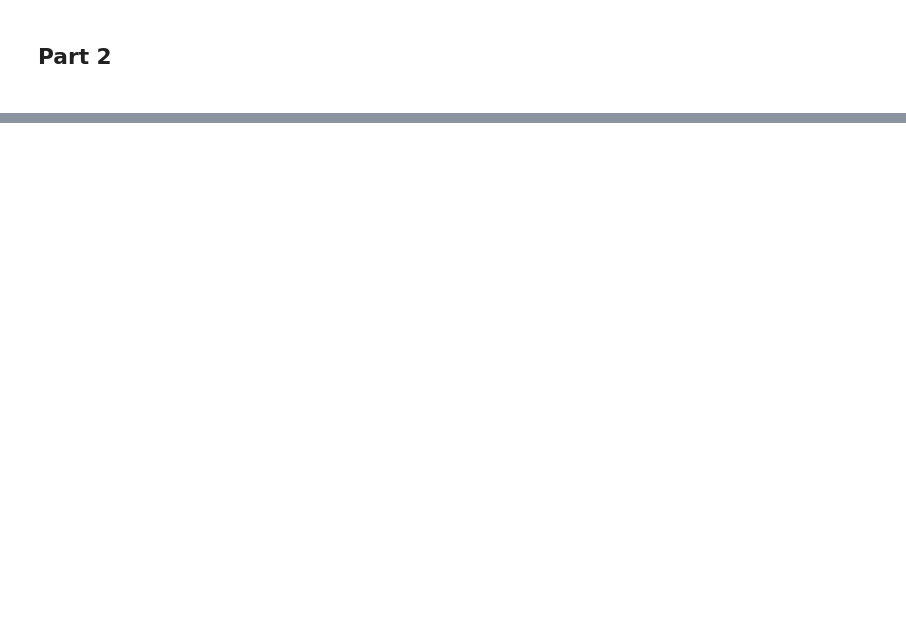
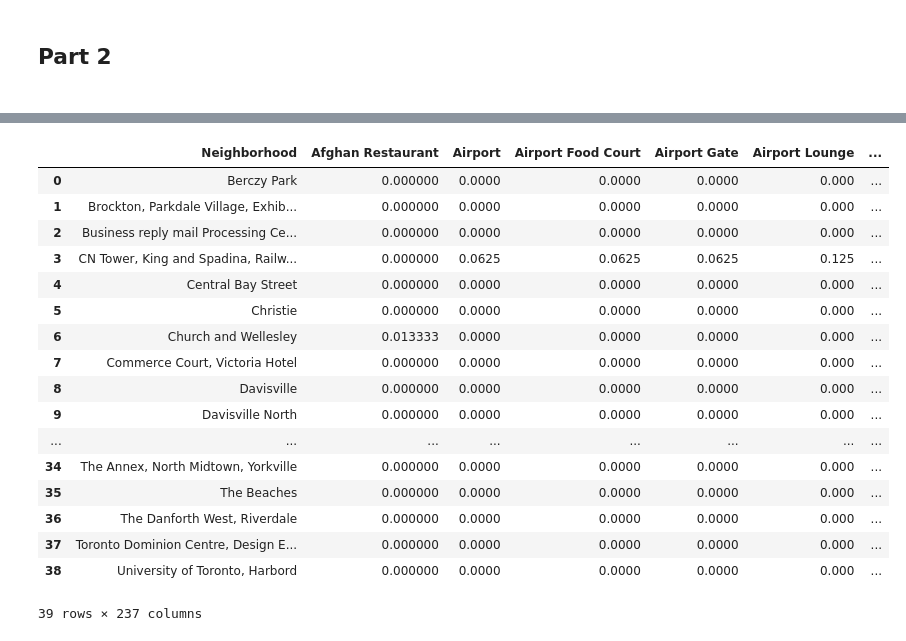
Before and after one commit to NicholasWestmoreland/Coursera_Capstone, a Jupyter notebook: Capstone Notebook 2.ipynb, the cells around one changed output, grey strips where cells are left out. Saved outputs shown, nothing was run; the diff lists cells and outputs as text; code cells hidden in the pictures; blank space fills up the shorter version.

```diff
--- a/Capstone Notebook 2.ipynb
+++ b/Capstone Notebook 2.ipynb
@@ -46,0 +146,5 @@ coordinates.head(5)
+# %%
+# separate neighborhoods who's boroughs contain the word "Toronto"
+toronto_data = neighborhoodsCoords[neighborhoodsCoords['Borough'].str.contains("Toronto")].reset_index(drop=True)
+toronto_data.head(5)
+# toronto_data.shape
@@ -46,0 +182,10 @@ coordinates.head(5)
+# %%
+# foursquare credentials
+CLIENT_ID = 'M0PELKGFZ2NIYZ0C51Q2KLZ4MSAW0ZO0WJ1AOOJRHGHCG5FP' # your Foursquare ID
+CLIENT_SECRET = 'MTPKX0LKQF1KELTFSZOC11043STK45T34SYJNGCBEJJNQAAW' # your Foursquare Secret
+VERSION = '20180605' # Foursquare API version
+LIMIT = 100 # A default Foursquare API limit value
+
+print('Your credentails:')
+print('CLIENT_ID: ' + CLIENT_ID)
+print('CLIENT_SECRET:' + CLIENT_SECRET)
@@ -46,0 +237,4 @@ coordinates.head(5)
+# %%
+# apply above method to get top 100 venues for each neighborhood in toronto_data dataset and save as new dataframe toronto_venues
+toronto_venues = getNearbyVenues(toronto_data['Neighborhood'], toronto_data['Latitude'], toronto_data['Longitude'])
+toronto_venues.head(5)
@@ -46,0 +292,13 @@ coordinates.head(5)
+# %%
+# one hot encoding for each venue catagory per neighborhood
+toronto_onehot = pd.get_dummies(toronto_venues[['Venue Category']], prefix="", prefix_sep="")
+
+# add neighborhood column back to  toronto_onehot dataframe
+toronto_onehot['Neighborhood'] = toronto_venues['Neighborhood']
+
+# move the neighborhood column to the first column in dataframe
+col_name="Neighborhood"
+first_col = toronto_onehot.pop(col_name)
+toronto_onehot.insert(0, col_name, first_col)
+
+toronto_onehot.head()
@@ -46,0 +313,23 @@ coordinates.head(5)
+# %%
+
+toronto_grouped = toronto_onehot.groupby('Neighborhood').mean().reset_index()
+toronto_grouped
+# %% [output]
+|  | Neighborhood | Afghan Restaurant | Airport | Airport Food Court | Airport Gate | Airport Lounge | ... |
+| 0 | Berczy Park | 0.000000 | 0.0000 | 0.0000 | 0.0000 | 0.000 | ... |
+| 1 | Brockton, Parkdale Village, Exhib... | 0.000000 | 0.0000 | 0.0000 | 0.0000 | 0.000 | ... |
+| 2 | Business reply mail Processing Ce... | 0.000000 | 0.0000 | 0.0000 | 0.0000 | 0.000 | ... |
+| 3 | CN Tower, King and Spadina, Railw... | 0.000000 | 0.0625 | 0.0625 | 0.0625 | 0.125 | ... |
+| 4 | Central Bay Street | 0.000000 | 0.0000 | 0.0000 | 0.0000 | 0.000 | ... |
+| 5 | Christie | 0.000000 | 0.0000 | 0.0000 | 0.0000 | 0.000 | ... |
+| 6 | Church and Wellesley | 0.013333 | 0.0000 | 0.0000 | 0.0000 | 0.000 | ... |
+| 7 | Commerce Court, Victoria Hotel | 0.000000 | 0.0000 | 0.0000 | 0.0000 | 0.000 | ... |
+| 8 | Davisville | 0.000000 | 0.0000 | 0.0000 | 0.0000 | 0.000 | ... |
+| 9 | Davisville North | 0.000000 | 0.0000 | 0.0000 | 0.0000 | 0.000 | ... |
+| ... | ... | ... | ... | ... | ... | ... | ... |
+| 34 | The Annex, North Midtown, Yorkville | 0.000000 | 0.0000 | 0.0000 | 0.0000 | 0.000 | ... |
+| 35 | The Beaches | 0.000000 | 0.0000 | 0.0000 | 0.0000 | 0.000 | ... |
+| 36 | The Danforth West, Riverdale | 0.000000 | 0.0000 | 0.0000 | 0.0000 | 0.000 | ... |
+| 37 | Toronto Dominion Centre, Design E... | 0.000000 | 0.0000 | 0.0000 | 0.0000 | 0.000 | ... |
+| 38 | University of Toronto, Harbord | 0.000000 | 0.0000 | 0.0000 | 0.0000 | 0.000 | ... |
+39 rows × 237 columns
```
Also changed, not shown: parts of 39 cells of this notebook.
